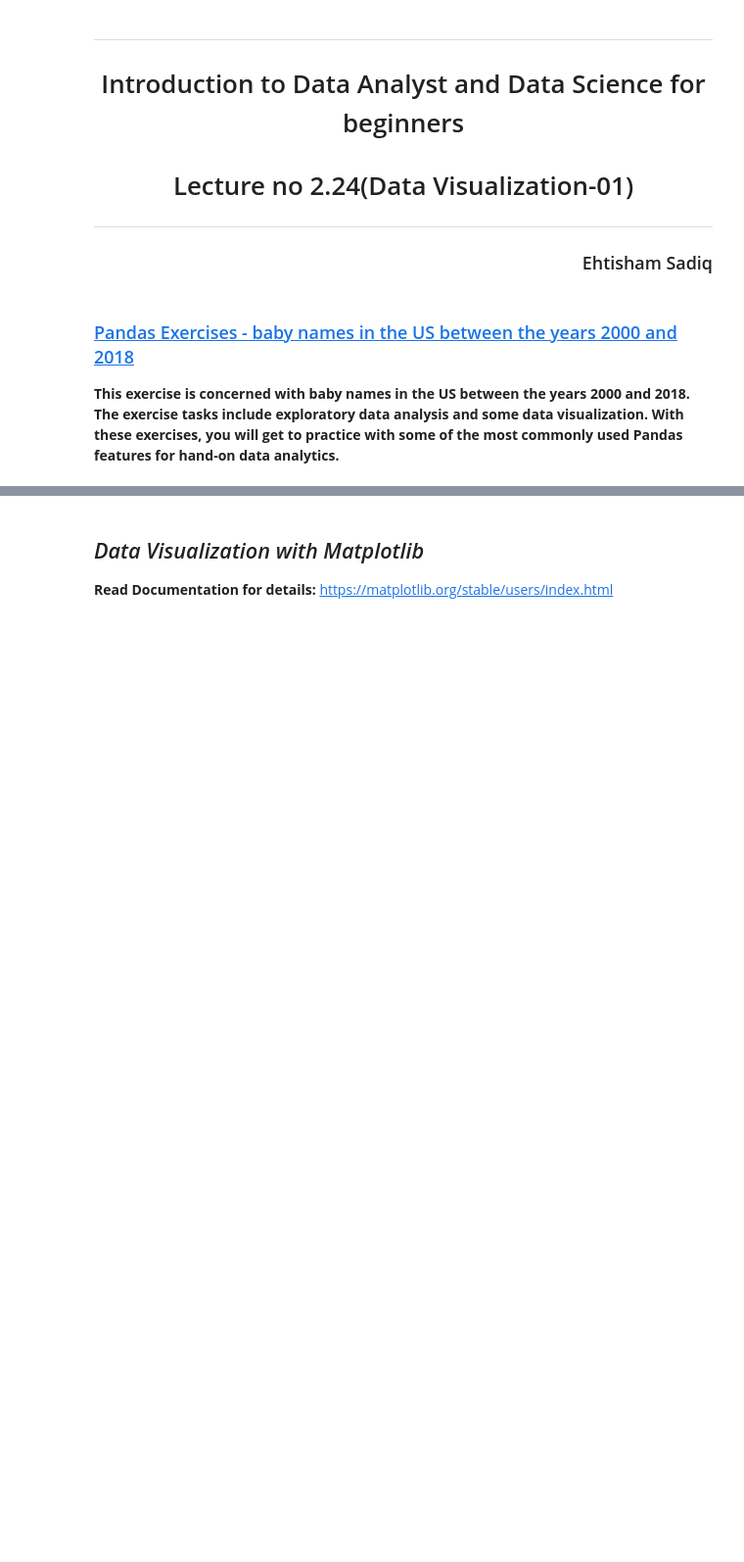
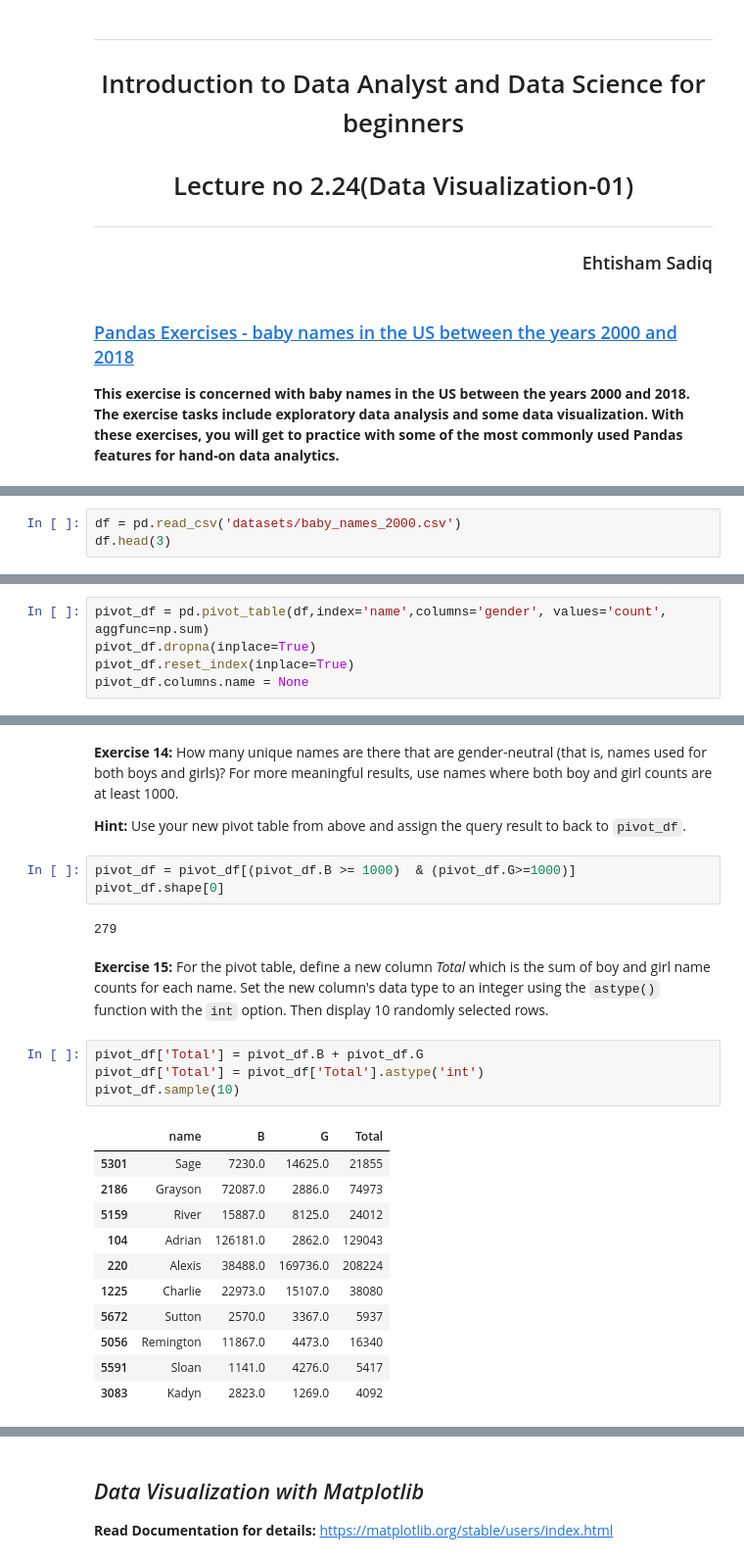
Before and after one commit to tayyabsarfraz/Introduction-to-Data-Analyst-and-Data-Science, a Jupyter notebook: Module no 02- Python for Data Scientists/03 - Data Visualization with Matplotlib and Seaborn/Lec-2.24(Data-Visualization-I).ipynb, the cells around one changed output, grey strips where cells are left out. Shown at 98% size. Cells and saved outputs as stored; diff of their text form; blank space fills up the shorter version.

Commit message:
Module no 02 - Python for Data Scientists

```diff
--- a/Module no 02- Python for Data Scientists/03 - Data Visualization with Matplotlib and Seaborn/Lec-2.24(Data-Visualization-I).ipynb
+++ b/Module no 02- Python for Data Scientists/03 - Data Visualization with Matplotlib and Seaborn/Lec-2.24(Data-Visualization-I).ipynb
@@ -45,0 +42,3 @@ df = pd.read_csv('datasets/')
+# %%
+df = pd.read_csv('datasets/baby_names_2000.csv')
+df.head(3)
@@ -45,0 +75,5 @@ df = pd.read_csv('datasets/')
+# %%
+pivot_df = pd.pivot_table(df,index='name',columns='gender', values='count', aggfunc=np.sum)
+pivot_df.dropna(inplace=True)
+pivot_df.reset_index(inplace=True)
+pivot_df.columns.name = None
@@ -45,0 +89,27 @@ df = pd.read_csv('datasets/')
+# %% [markdown]
+**Exercise 14:** How many unique names are there that are gender-neutral (that is, names used for both boys and girls)? For more meaningful results, use names where both boy and girl counts are at least 1000.
+
+**Hint:** Use your new pivot table from above and assign the query result to back to `pivot_df`.
+# %%
+pivot_df = pivot_df[(pivot_df.B >= 1000)  & (pivot_df.G>=1000)]
+pivot_df.shape[0]
+# %% [output]
+279
+# %% [markdown]
+**Exercise 15:** For the pivot table, define a new column *Total* which is the sum of boy and girl name counts for each name. Set the new column's data type to an integer using the `astype()` function with the `int` option. Then display 10 randomly selected rows.
+# %%
+pivot_df['Total'] = pivot_df.B + pivot_df.G
+pivot_df['Total'] = pivot_df['Total'].astype('int')
+pivot_df.sample(10)
+# %% [output]
+|  | name | B | G | Total |
+| 5301 | Sage | 7230.0 | 14625.0 | 21855 |
+| 2186 | Grayson | 72087.0 | 2886.0 | 74973 |
+| 5159 | River | 15887.0 | 8125.0 | 24012 |
+| 104 | Adrian | 126181.0 | 2862.0 | 129043 |
+| 220 | Alexis | 38488.0 | 169736.0 | 208224 |
+| 1225 | Charlie | 22973.0 | 15107.0 | 38080 |
+| 5672 | Sutton | 2570.0 | 3367.0 | 5937 |
+| 5056 | Remington | 11867.0 | 4473.0 | 16340 |
+| 5591 | Sloan | 1141.0 | 4276.0 | 5417 |
+| 3083 | Kadyn | 2823.0 | 1269.0 | 4092 |
```
Also changed, not shown: parts of 26 cells of this notebook.
